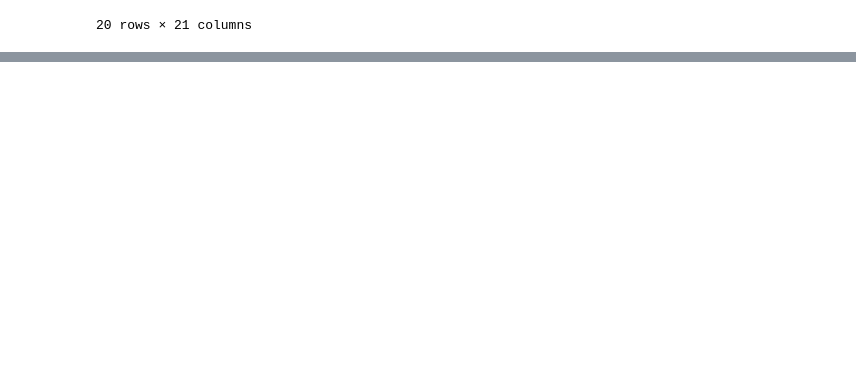
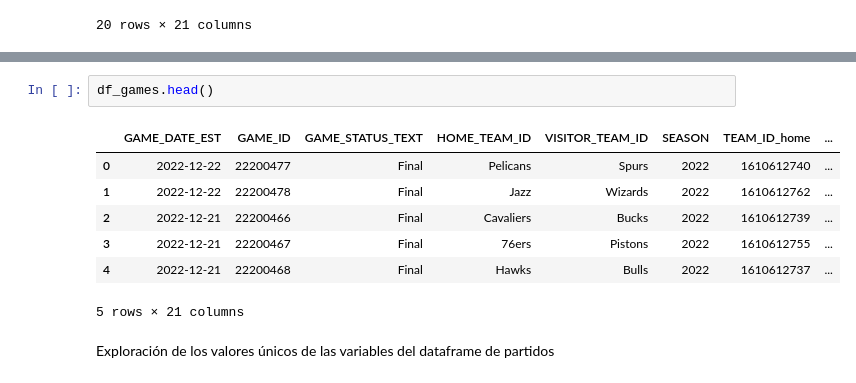
Before and after one commit to dcristobalhMad/ml-entrega2, a Jupyter notebook: entrega.ipynb, the cells around one changed output, grey strips where cells are left out. Cells and saved outputs as stored; diff of their text form; blank space fills up the shorter version.

```diff
--- a/entrega.ipynb
+++ b/entrega.ipynb
@@ -452,0 +462,12 @@ df_games.head(20)
+# %%
+df_games.head()
+# %% [output]
+|  | GAME_DATE_EST | GAME_ID | GAME_STATUS_TEXT | HOME_TEAM_ID | VISITOR_TEAM_ID | SEASON | TEAM_ID_home | ... |
+| 0 | 2022-12-22 | 22200477 | Final | Pelicans | Spurs | 2022 | 1610612740 | ... |
+| 1 | 2022-12-22 | 22200478 | Final | Jazz | Wizards | 2022 | 1610612762 | ... |
+| 2 | 2022-12-21 | 22200466 | Final | Cavaliers | Bucks | 2022 | 1610612739 | ... |
+| 3 | 2022-12-21 | 22200467 | Final | 76ers | Pistons | 2022 | 1610612755 | ... |
+| 4 | 2022-12-21 | 22200468 | Final | Hawks | Bulls | 2022 | 1610612737 | ... |
+5 rows × 21 columns
+# %% [markdown]
+Exploración de los valores únicos de las variables del dataframe de partidos
```
Also changed, not shown: parts of 5 cells of this notebook.
